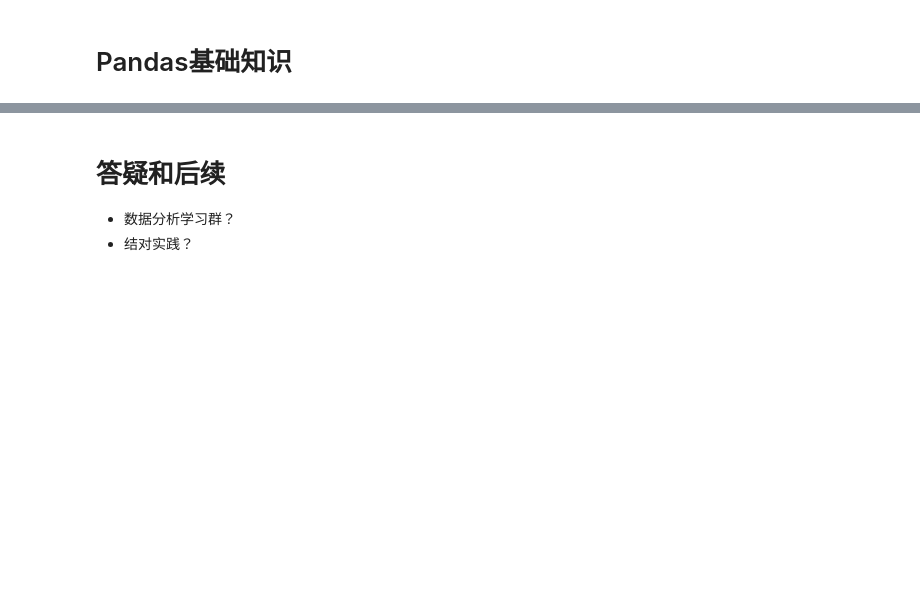
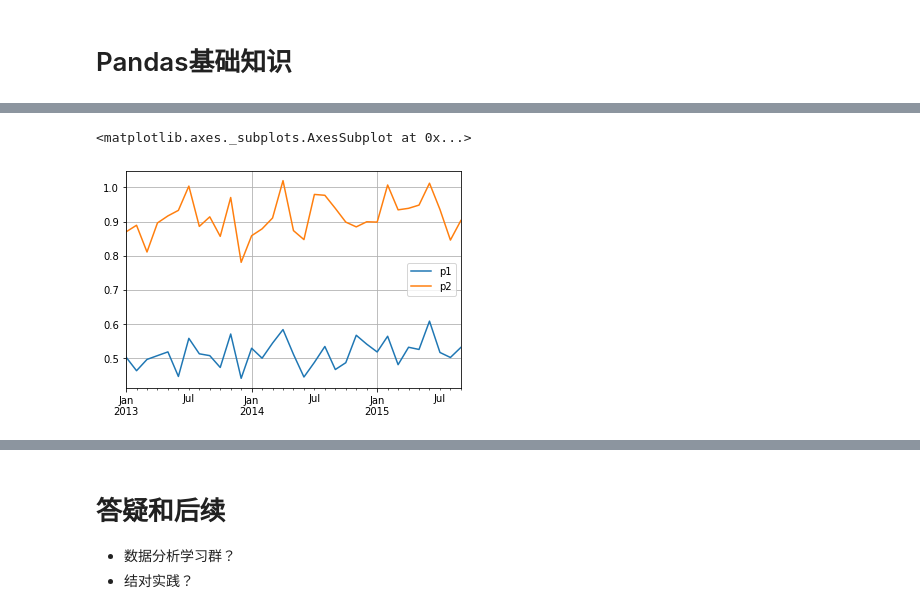
Before and after one commit to huji0624/data_analyze_course, a Jupyter notebook: 数据分析入门.ipynb, the cells around one changed output, grey strips where cells are left out. Cells and saved outputs as stored; diff of their text form; code cells hidden in the pictures; blank space fills up the shorter version.

```diff
--- a/数据分析入门.ipynb
+++ b/数据分析入门.ipynb
@@ -37,0 +403,5 @@
+# %%
+price.resample("M").mean().plot()
+# %% [output]
+<matplotlib.axes._subplots.AxesSubplot at 0x...>
+[figure, added]
```
Also changed, not shown: parts of 66 cells of this notebook, 3 other files.
